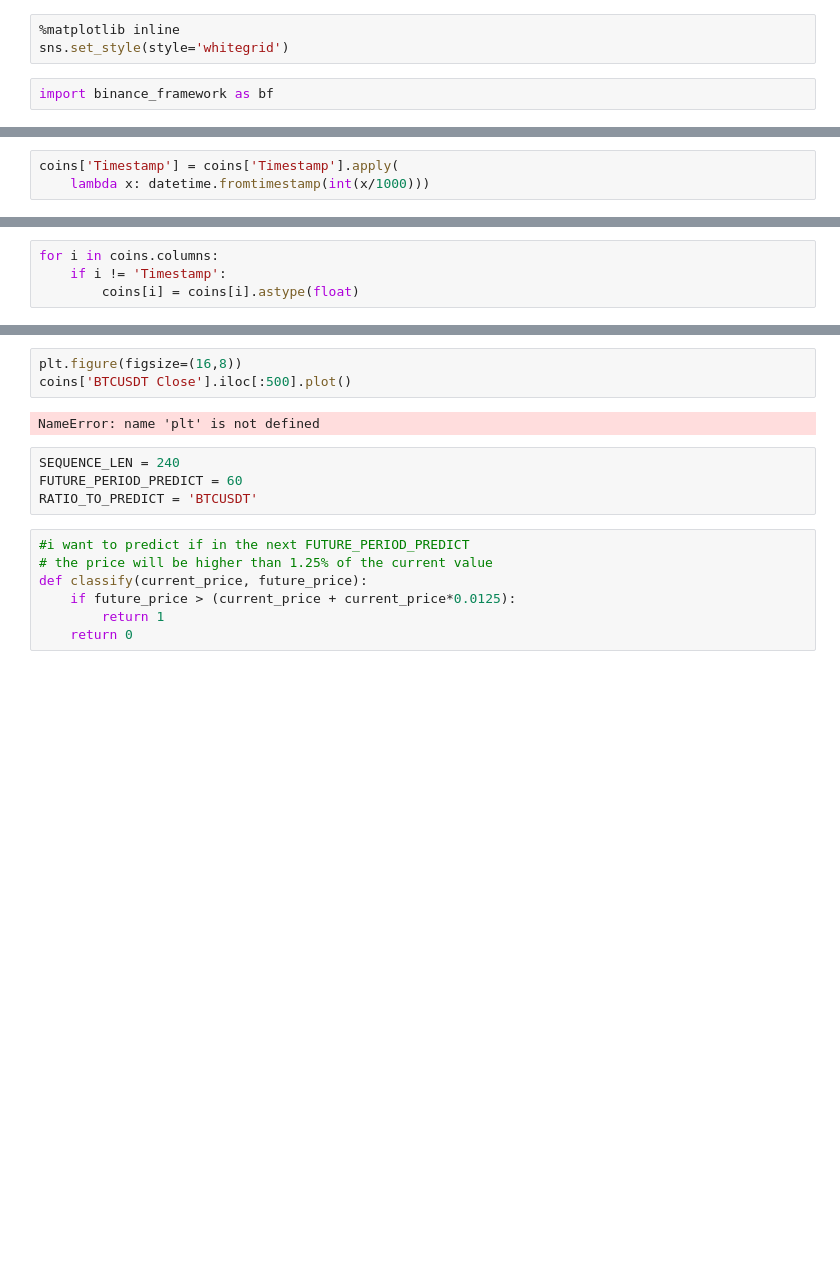
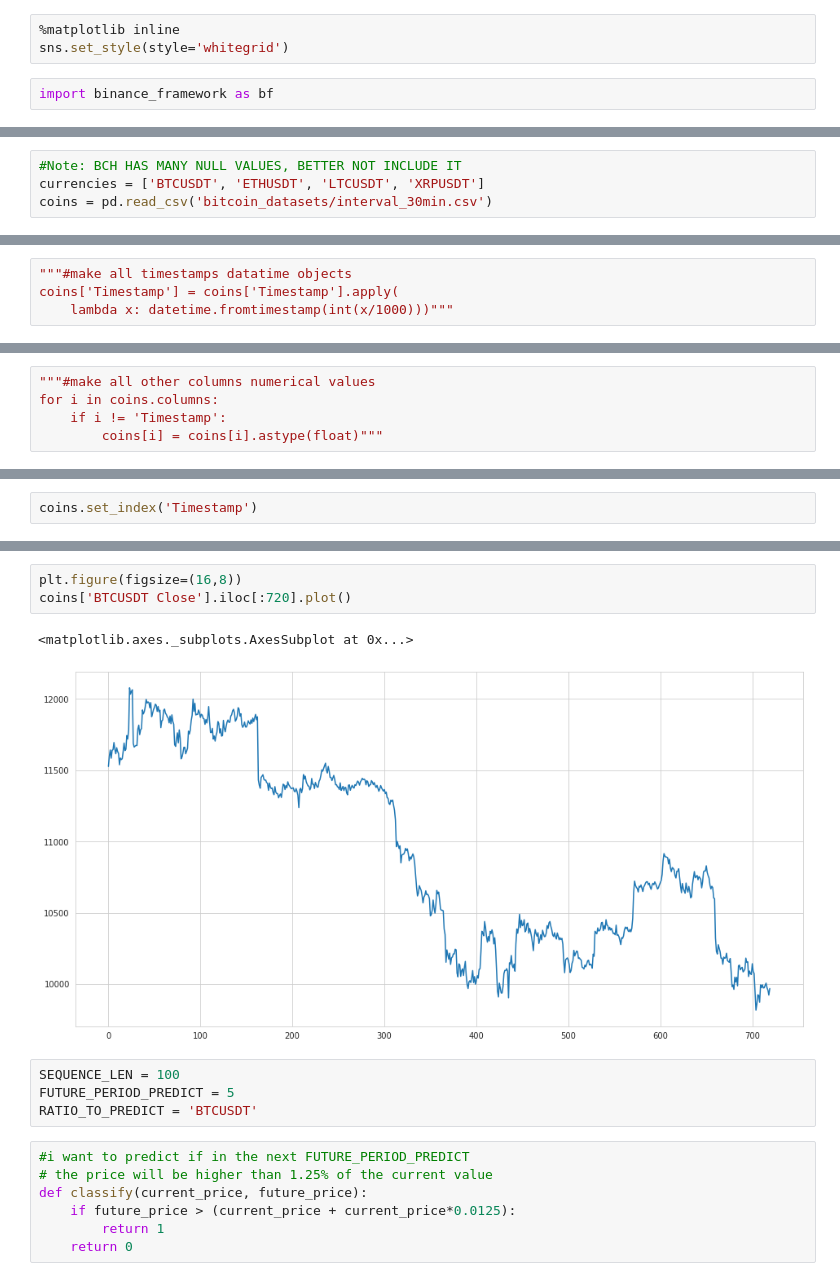
Before and after one commit to OhGreat/CryptoPredictor, a Jupyter notebook: prediction_model.ipynb, the cells around one changed output, grey strips where cells are left out. Cells and saved outputs as stored; diff of their text form; blank space fills up the shorter version.

```diff
--- a/prediction_model.ipynb
+++ b/prediction_model.ipynb
@@ -81,0 +12,4 @@ def remove_mutltiple_timestamps(df, currencies):
+# %%
+#Note: BCH HAS MANY NULL VALUES, BETTER NOT INCLUDE IT
+currencies = ['BTCUSDT', 'ETHUSDT', 'LTCUSDT', 'XRPUSDT']
+coins = pd.read_csv('bitcoin_datasets/interval_30min.csv')
@@ -82,3 +48,4 @@ def remove_mutltiple_timestamps(df, currencies):
 # %%
+"""#make all timestamps datatime objects
 coins['Timestamp'] = coins['Timestamp'].apply(
-    lambda x: datetime.fromtimestamp(int(x/1000)))
+    lambda x: datetime.fromtimestamp(int(x/1000)))"""
@@ -94,5 +60,6 @@ NameError: name 'coins' is not defined
 # %%
+"""#make all other columns numerical values
 for i in coins.columns:
     if i != 'Timestamp':
-        coins[i] = coins[i].astype(float)
+        coins[i] = coins[i].astype(float)"""
 # %% [output]
@@ -99,0 +67,2 @@ NameError: name 'coins' is not defined
+# %%
+coins.set_index('Timestamp')
@@ -100,11 +100,12 @@ NameError: name 'coins' is not defined
 # %%
 plt.figure(figsize=(16,8))
-coins['BTCUSDT Close'].iloc[:500].plot()
+coins['BTCUSDT Close'].iloc[:720].plot()
 # %% [output]
-NameError: name 'plt' is not defined
+<matplotlib.axes._subplots.AxesSubplot at 0x...>
+[figure, added]
 # %%
-SEQUENCE_LEN = 240
-FUTURE_PERIOD_PREDICT = 60
+SEQUENCE_LEN = 100
+FUTURE_PERIOD_PREDICT = 5
 RATIO_TO_PREDICT = 'BTCUSDT'
 # %%
 #i want to predict if in the next FUTURE_PERIOD_PREDICT
```
Also changed, not shown: parts of 26 cells of this notebook, 6 other files.
